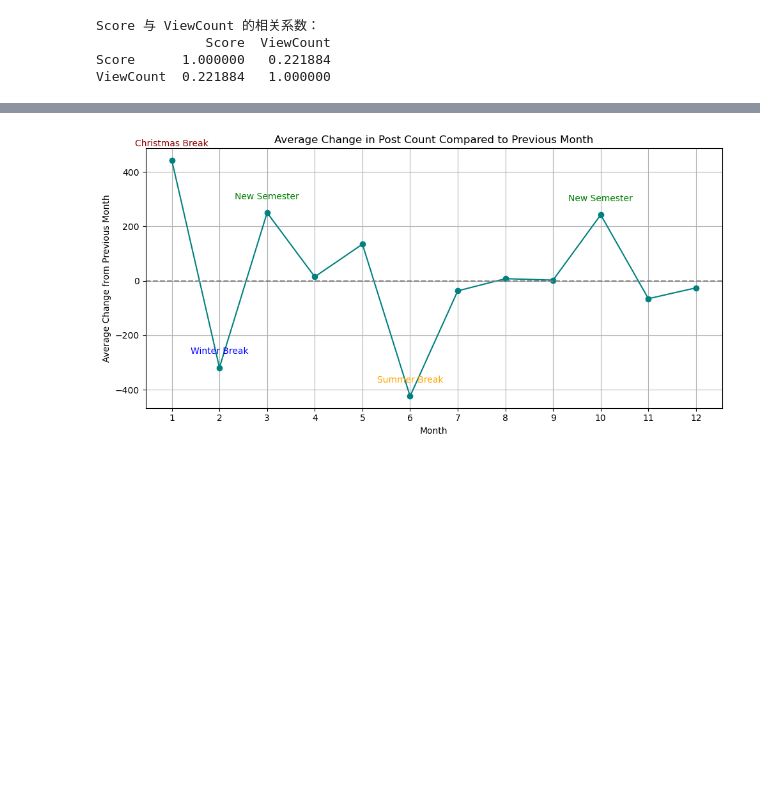
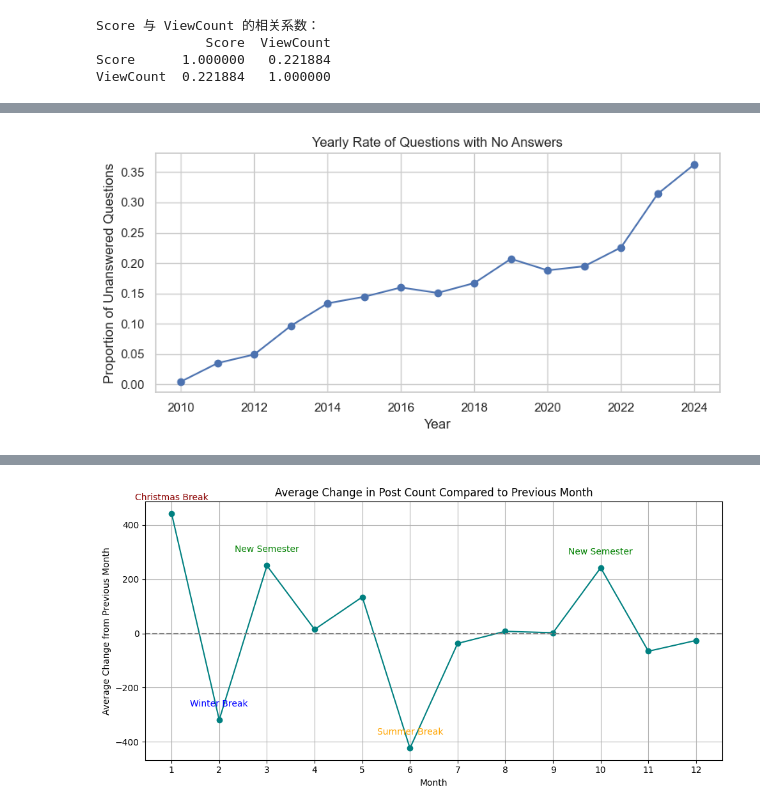
Before and after one commit to QiaNiang/Data-Mining-Stackexchange, a Jupyter notebook: EDA/Posts_Visualization.ipynb, the cells around one changed output, grey strips where cells are left out. Cells and saved outputs as stored; diff of their text form; code cells hidden in the pictures; blank space fills up the shorter version.

```diff
--- a/EDA/Posts_Visualization.ipynb
+++ b/EDA/Posts_Visualization.ipynb
@@ -396,0 +419,27 @@ plt.show()
+# %%
+# 确保 CreationDate 是 datetime 类型
+df['CreationDate'] = pd.to_datetime(df['CreationDate'])
+df['Year'] = df['CreationDate'].dt.year
+
+# 仅保留问题贴（PostTypeId == 1）
+questions = df[df['PostTypeId'] == 1].copy()
+
+# 每年无人回答的问题占比
+no_answer_stats = (
+    questions.groupby('Year')
+    .apply(lambda g: (g['AnswerCount'] == 0).mean())
+    .reset_index(name='NoAnswerRate')
+)
+
+# 可视化
+import matplotlib.pyplot as plt
+plt.figure(figsize=(8, 4))
+plt.plot(no_answer_stats['Year'], no_answer_stats['NoAnswerRate'], marker='o')
+plt.title("Yearly Rate of Questions with No Answers")
+plt.ylabel("Proportion of Unanswered Questions")
+plt.xlabel("Year")
+plt.grid(True)
+plt.tight_layout()
+plt.show()
+# %% [output]
+[figure, added]
```
Also changed, not shown: parts of 18 cells of this notebook, 1 other file.
